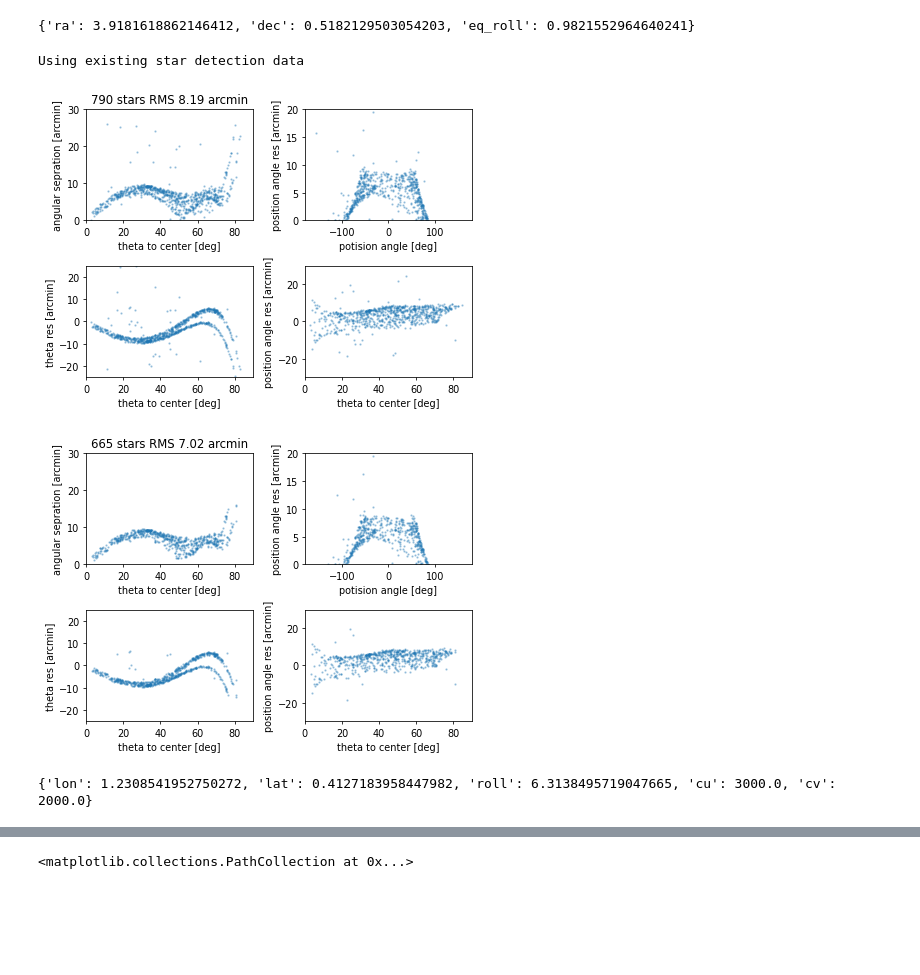
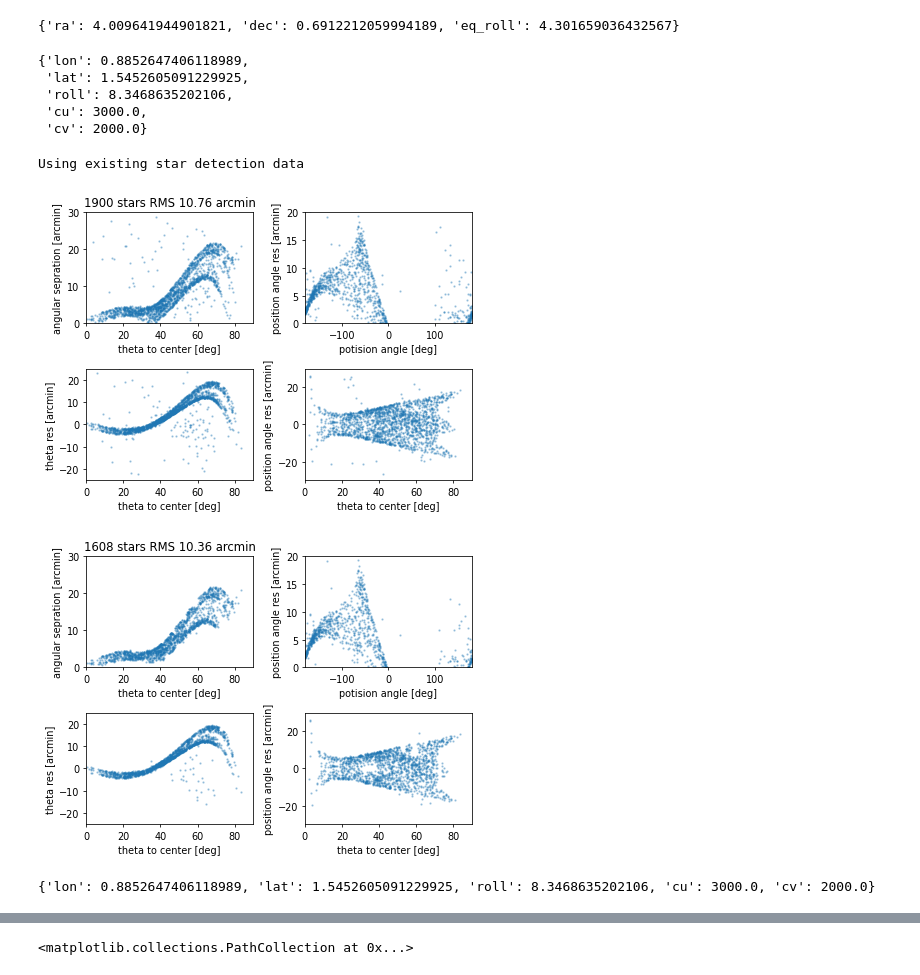
Before and after one commit to CoolTowel/constellation_lines, a Jupyter notebook: opti.ipynb, the cells around one changed output, grey strips where cells are left out. Saved outputs shown, nothing was run; the diff lists cells and outputs as text; code cells hidden in the pictures; blank space fills up the shorter version.

```diff
--- a/opti.ipynb
+++ b/opti.ipynb
@@ -12,30 +14,38 @@ from scipy.optimize import minimize, curve_fit, differential_evolution
 # %%
-file = 'img-e'
+file = '004_0333'
 
 zhangbei = EarthLocation(lon=115*u.deg+14*u.arcsec,lat=41*u.deg+13*u.arcmin+53*u.arcsec,height = 1466)
 dunhuang  = EarthLocation(lon=94.322799*u.deg,lat=40.359581*u.deg,height = 1100)
 lenghu = EarthLocation(lon=93.9018774741078*u.deg,lat=38.59868881470391*u.deg,height = 3500)
-pic = FishEyeImage(file+'.CR3',loc = zhangbei,mag_limit=6.5)
+pic = FishEyeImage(file+'.CR3',loc = lenghu,mag_limit=6.5)
 
 solution = pic.solve(solve_size=800)
 # %% [output]
-{'ra': 3.9181618862146412, 'dec': 0.5182129503054203, 'eq_roll': 0.9821552964640241}
+{'ra': 4.009641944901821, 'dec': 0.6912212059994189, 'eq_roll': 4.301659036432567}
+# %%
+pic.plat_para
+# %% [output]
+{'lon': 0.8852647406118989,
+ 'lat': 1.5452605091229925,
+ 'roll': 8.3468635202106,
+ 'cu': 3000.0,
+ 'cv': 2000.0}
 # %%
-rms = pic.initial_xmatch()
+rms = pic.xmatch()
 pic.draw_residual(alpha=0.3,dpi=70,s=2)
 pic.outlier_cliping(clip_data='a_sep', theta_range=(0,85), bin_n=7, sigma=1.5)
 pic.outlier_cliping(clip_data='a_sep', theta_range=(0,90), bin_n=15, sigma=1.5)
 # %% [output]
 Using existing star detection data
-[figure, old version]
+[figure, new version]
 # %%
 pic.draw_residual(alpha=0.3,dpi=70,s=2)
 # %% [output]
-[figure, old version]
+[figure, new version]
 # %%
 print(pic.plat_para)
 # %% [output]
-{'lon': 1.2308541952750272, 'lat': 0.4127183958447982, 'roll': 6.3138495719047665, 'cu': 3000.0, 'cv': 2000.0}
+{'lon': 0.8852647406118989, 'lat': 1.5452605091229925, 'roll': 8.3468635202106, 'cu': 3000.0, 'cv': 2000.0}
 # %%
 result  = pic.optimize(minmize_func=differential_evolution)
 print(pic.plat_para)
```
Also changed, not shown: parts of 8 cells of this notebook, 6 other files.
